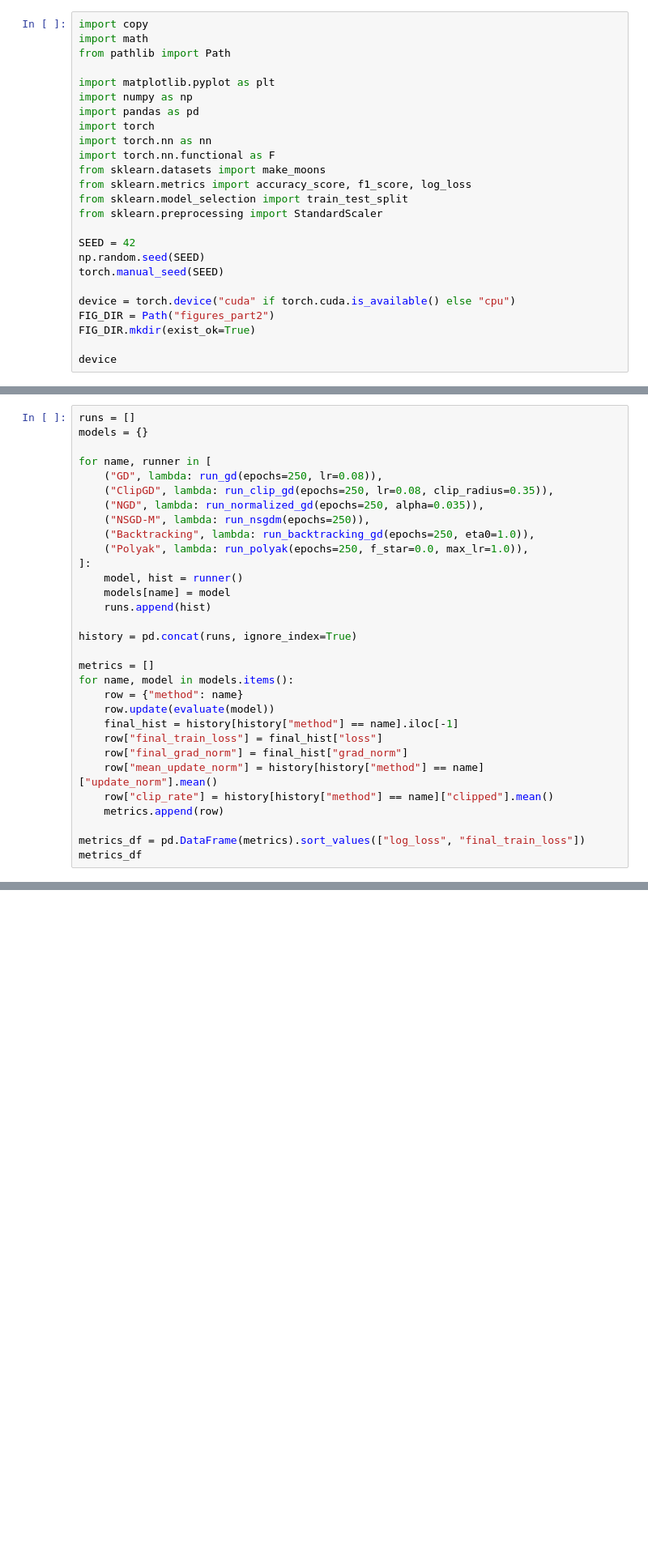
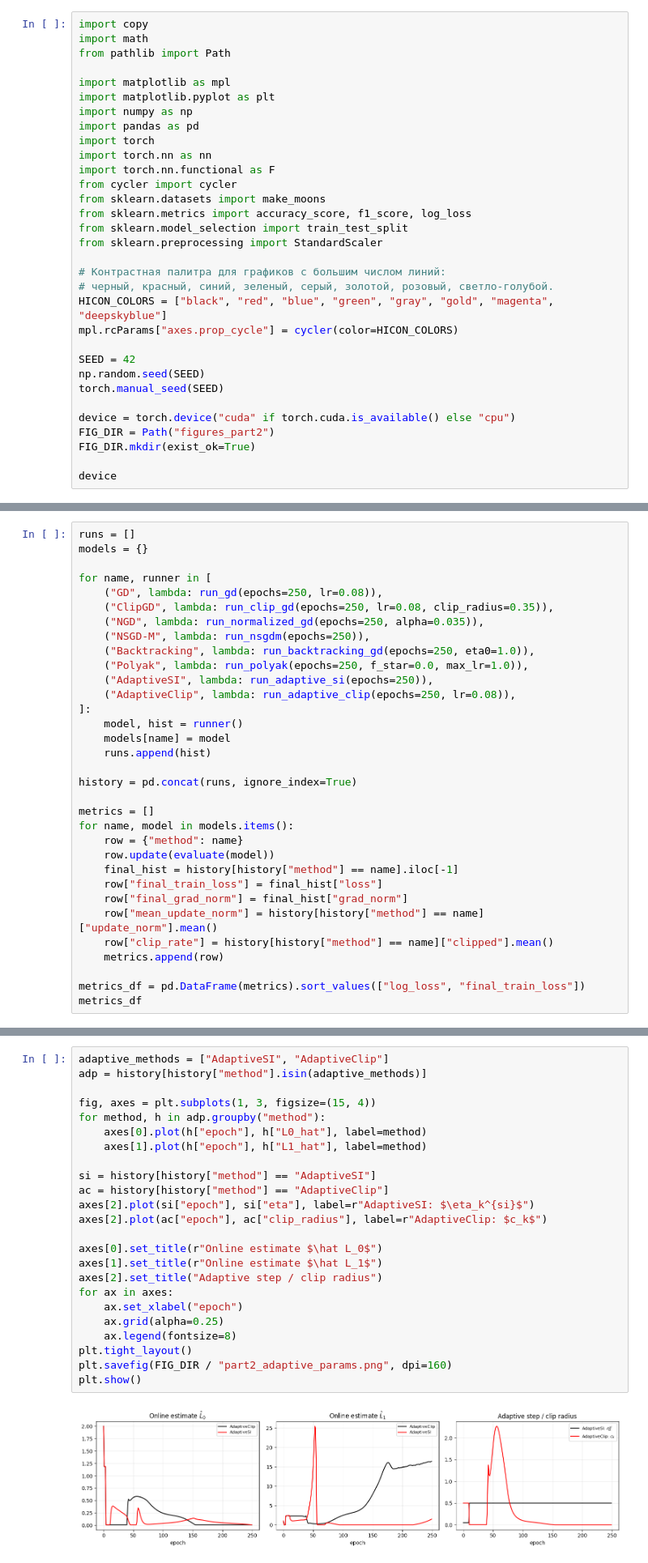
Before and after one commit to BaffledHedgehog/optproject, a Jupyter notebook: part2/relaxed_smoothness_experiments.ipynb, the cells around one changed output, grey strips where cells are left out. Shown at 81% size. Cells and saved outputs as stored; diff of their text form; blank space fills up the shorter version.

Commit message:
part 2

```diff
--- a/part2/relaxed_smoothness_experiments.ipynb
+++ b/part2/relaxed_smoothness_experiments.ipynb
@@ -388,16 +388,23 @@ import copy
 import math
 from pathlib import Path
 
+import matplotlib as mpl
 import matplotlib.pyplot as plt
 import numpy as np
 import pandas as pd
 import torch
 import torch.nn as nn
 import torch.nn.functional as F
+from cycler import cycler
 from sklearn.datasets import make_moons
 from sklearn.metrics import accuracy_score, f1_score, log_loss
 from sklearn.model_selection import train_test_split
 from sklearn.preprocessing import StandardScaler
+
+# Контрастная палитра для графиков с большим числом линий:
+# черный, красный, синий, зеленый, серый, золотой, розовый, светло-голубой.
+HICON_COLORS = ["black", "red", "blue", "green", "gray", "gold", "magenta", "deepskyblue"]
+mpl.rcParams["axes.prop_cycle"] = cycler(color=HICON_COLORS)
 
 SEED = 42
 np.random.seed(SEED)
@@ -835,6 +976,8 @@ for name, runner in [
     ("NSGD-M", lambda: run_nsgdm(epochs=250)),
     ("Backtracking", lambda: run_backtracking_gd(epochs=250, eta0=1.0)),
     ("Polyak", lambda: run_polyak(epochs=250, f_star=0.0, max_lr=1.0)),
+    ("AdaptiveSI", lambda: run_adaptive_si(epochs=250)),
+    ("AdaptiveClip", lambda: run_adaptive_clip(epochs=250, lr=0.08)),
 ]:
     model, hist = runner()
     models[name] = model
@@ -944,0 +1118,26 @@ print("OK: local smoothness diagnostics are valid.")
+# %%
+adaptive_methods = ["AdaptiveSI", "AdaptiveClip"]
+adp = history[history["method"].isin(adaptive_methods)]
+
+fig, axes = plt.subplots(1, 3, figsize=(15, 4))
+for method, h in adp.groupby("method"):
+    axes[0].plot(h["epoch"], h["L0_hat"], label=method)
+    axes[1].plot(h["epoch"], h["L1_hat"], label=method)
+
+si = history[history["method"] == "AdaptiveSI"]
+ac = history[history["method"] == "AdaptiveClip"]
+axes[2].plot(si["epoch"], si["eta"], label=r"AdaptiveSI: $\eta_k^{si}$")
+axes[2].plot(ac["epoch"], ac["clip_radius"], label=r"AdaptiveClip: $c_k$")
+
+axes[0].set_title(r"Online estimate $\hat L_0$")
+axes[1].set_title(r"Online estimate $\hat L_1$")
+axes[2].set_title("Adaptive step / clip radius")
+for ax in axes:
+    ax.set_xlabel("epoch")
+    ax.grid(alpha=0.25)
+    ax.legend(fontsize=8)
+plt.tight_layout()
+plt.savefig(FIG_DIR / "part2_adaptive_params.png", dpi=160)
+plt.show()
+# %% [output]
+[figure, added]
```
Also changed, not shown: parts of 29 cells of this notebook, 20 other files.
